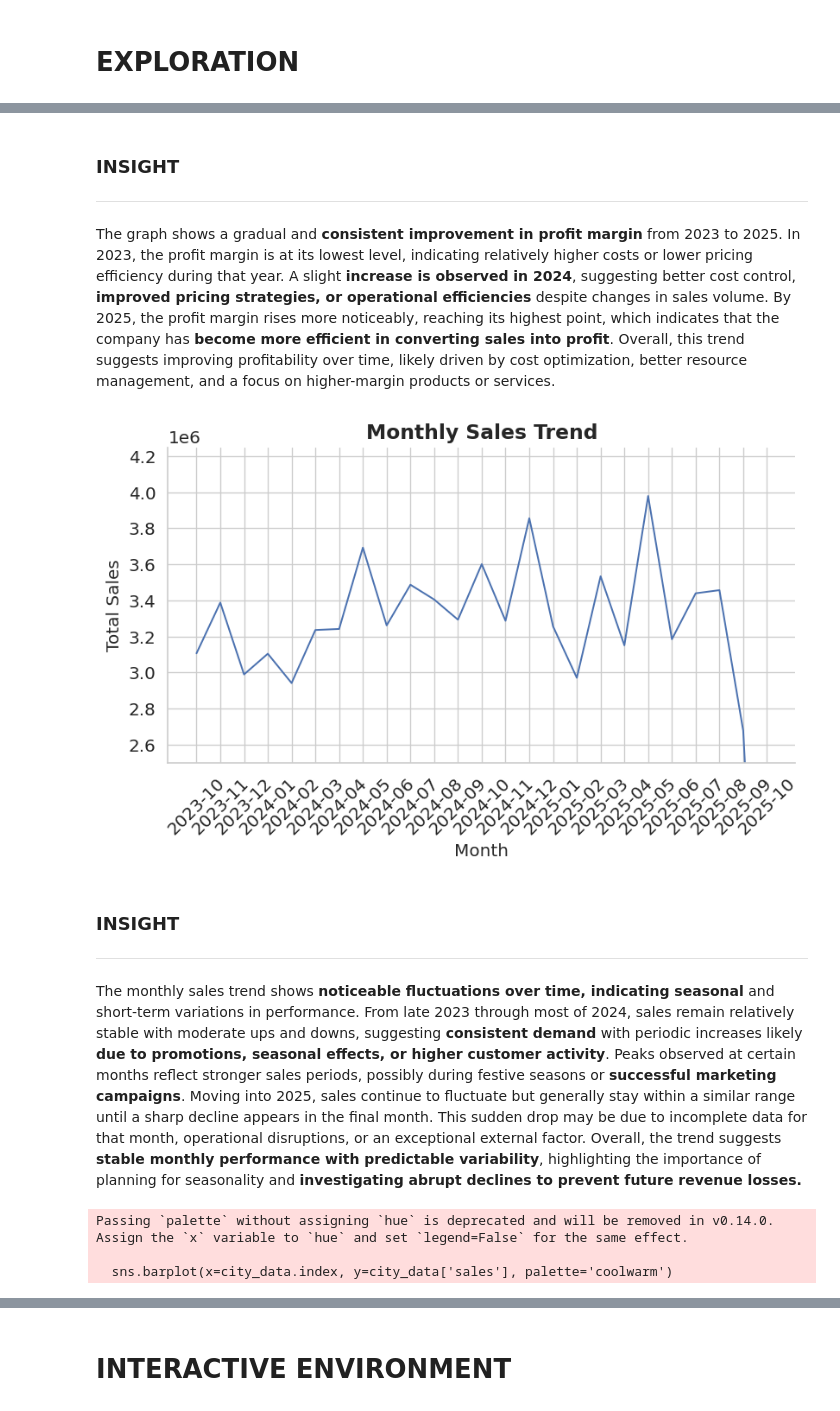
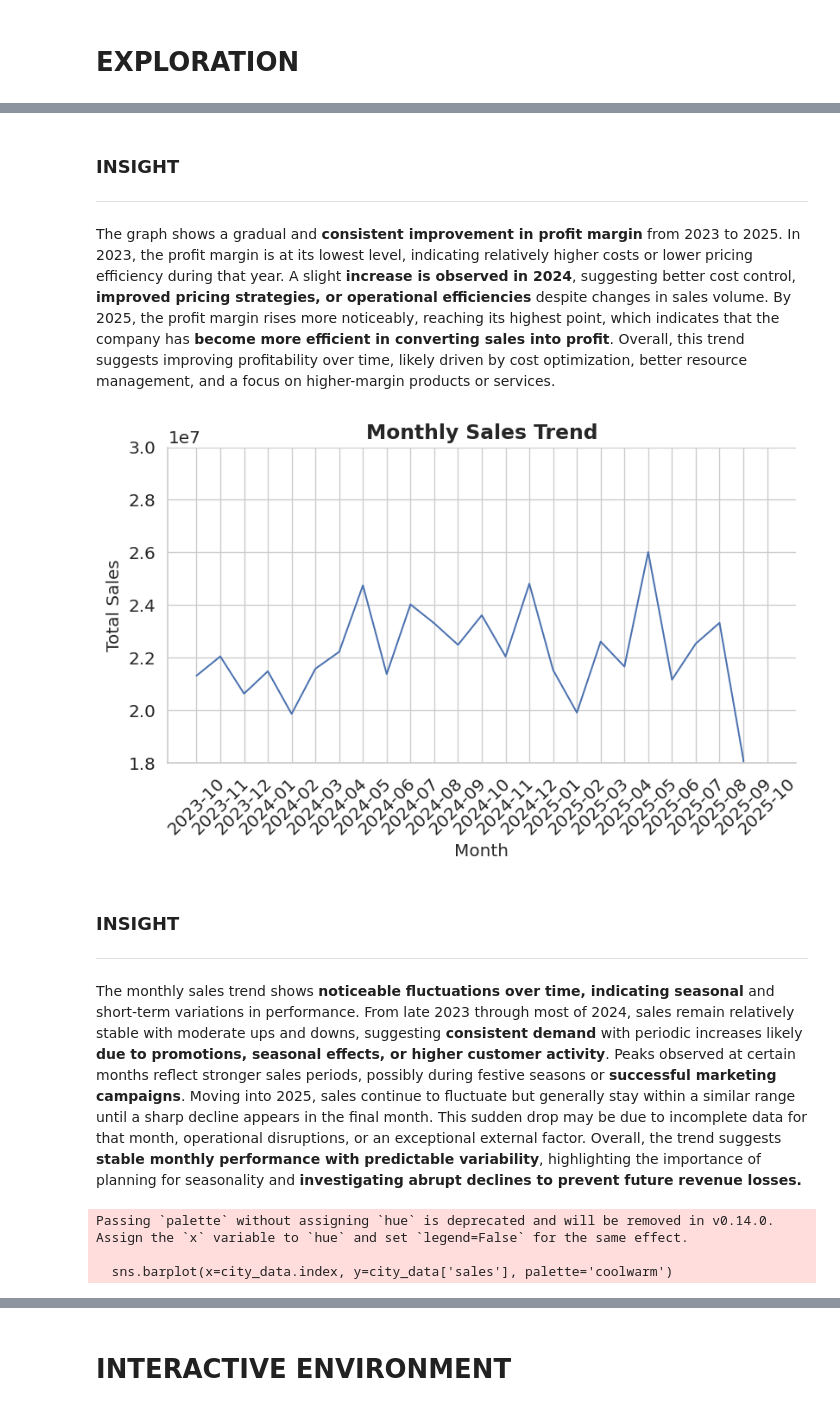
Before and after one commit to ayushinto-space/Performance-Metrics-and-Sales-Analysis-Using-Python, a Jupyter notebook: project.ipynb, the cells around one changed output, grey strips where cells are left out. Drawn from its saved outputs; the diff is of its cells as text; code cells hidden in the pictures.

Commit message:
Regression plot added

```diff
--- a/project.ipynb
+++ b/project.ipynb
@@ -132,7 +172,7 @@ def profit_margin_by_year(df_clean):
 def sales_by_month(df_clean):
     df_clean = df_clean.copy()
     df_clean['month'] = df_clean['order_date'].dt.to_period('M')
-    monthly = df_clean.groupby('month')['profit'].sum()
+    monthly = df_clean.groupby('month')['sales'].sum()
     return monthly
 # %% [markdown]
 ## **REGION-BASED FUNCTIONS**
@@ -215,7 +255,7 @@ def plot_sales_by_month(df_clean):
     plt.ylabel("Total Sales")
     sns.despine()
     plt.tight_layout()
-    plt.ylim((2.5e6, 4.25e6))
+    plt.ylim((1.8e7, 3e7))
     fig = plt.gcf()
     plt.show()
     plt.close(fig)
@@ -266,34 +306,74 @@ def plot_customer_loyalty(df_clean):
     fig = plt.gcf()
     plt.show()
     plt.close(fig)
 
     display(Markdown("""### INSIGHT
 ---
 
 The customer loyalty heatmap shows that most customers place orders in **only one or two isolated months**, indicating a predominantly **low repeat-purchase behavior**. Only a few customers show orders spread across multiple months, suggesting the presence of a **small group of repeat or loyal customers**, but not strong long-term consistency. The absence of continuous dark patterns across consecutive months implies that customer engagement is **sporadic rather than sustained**. This trend suggests that while customers are willing to purchase, they are not being effectively retained over time. To improve loyalty, the business should focus on **customer retention strategies** such as follow-up communication, loyalty programs, personalized offers, and post-purchase engagement to encourage repeat orders and build long-term customer relationships.
 """))
 
+# regression plotter
+def plot_one_month_prior(train_data, test_data, predicted):
+    plt.figure(figsize=(8,5))
+
+    # training data
+    plt.plot(
+        train_data['month_index'],
+        train_data['sales'],
+        marker='o',
+        label='Training Data'
+    )
+
+    # actual test month (one month prior)
+    plt.scatter(
+        test_data['month_index'],
+        test_data['sales'],
+        s=120,
+        label='Actual (Test Month)'
+    )
+
+    # predicted value for test month
+    plt.scatter(
+        test_data['month_index'],
+        predicted,
+        marker='X',
+        s=140,
+        label='Predicted (Test Month)'
+    )
+
+    plt.xlabel("Month Index")
+    plt.ylabel("Sales")
+    plt.title("One-Month-Prior Sales Forecast Validation")
+    plt.legend()
+    plt.grid(True)
+    sns.despine()
+    plt.tight_layout()
+    fig = plt.gcf()
+    plt.show()
+    plt.close(fig)
+
 # calling all plot functions
 plot_sales_by_year(df_clean,)
 plot_profit_margin_by_year(df_clean)
 plot_sales_by_month(df_clean)
 plot_top_cities(df_clean)
 plot_customer_loyalty(df_clean)
 # %% [output]
 Passing `palette` without assigning `hue` is deprecated and will be removed in v0.14.0. Assign the `x` variable to `hue` and set `legend=False` for the same effect.
 
   sns.barplot(x=yearly_sales.index, y=yearly_sales.values, palette="PuBuGn", hue=None, legend=False)
 [figure]
 ### INSIGHT
 ---
 
 The graph shows a clear sales trend over three years. In **2023, sales are relatively low, indicating an early growth** or development stage with limited market reach or brand presence. A **sharp increase in 2024** reflects strong performance, likely due to successful marketing, market expansion, or improved sales strategies. In **2025, sales decline** compared to 2024 but remain well above 2023 levels, suggesting a **normal market correction rather than a major downturn**. Overall, the trend highlights **strong growth potential** while emphasizing the need for sustainable strategies such as customer retention, operational efficiency, and **continuous innovation to maintain long-term stability**.
 [figure]
 ### INSIGHT
 ---
 
 The graph shows a gradual and **consistent improvement in profit margin** from 2023 to 2025. In 2023, the profit margin is at its lowest level, indicating relatively higher costs or lower pricing efficiency during that year. A slight **increase is observed in 2024**, suggesting better cost control, **improved pricing strategies, or operational efficiencies** despite changes in sales volume. By 2025, the profit margin rises more noticeably, reaching its highest point, which indicates that the company has **become more efficient in converting sales into profit**. Overall, this trend suggests improving profitability over time, likely driven by cost optimization, better resource management, and a focus on higher-margin products or services.
-[figure, old version]
+[figure, new version]
 ### INSIGHT
 ---
 
```
Also changed, not shown: parts of 4 cells of this notebook.
